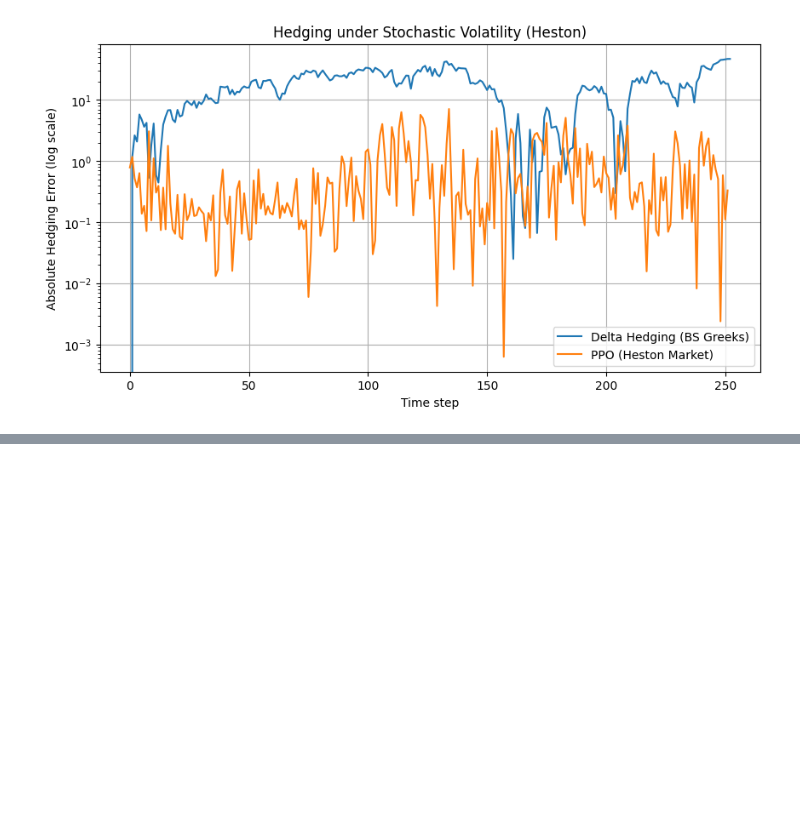
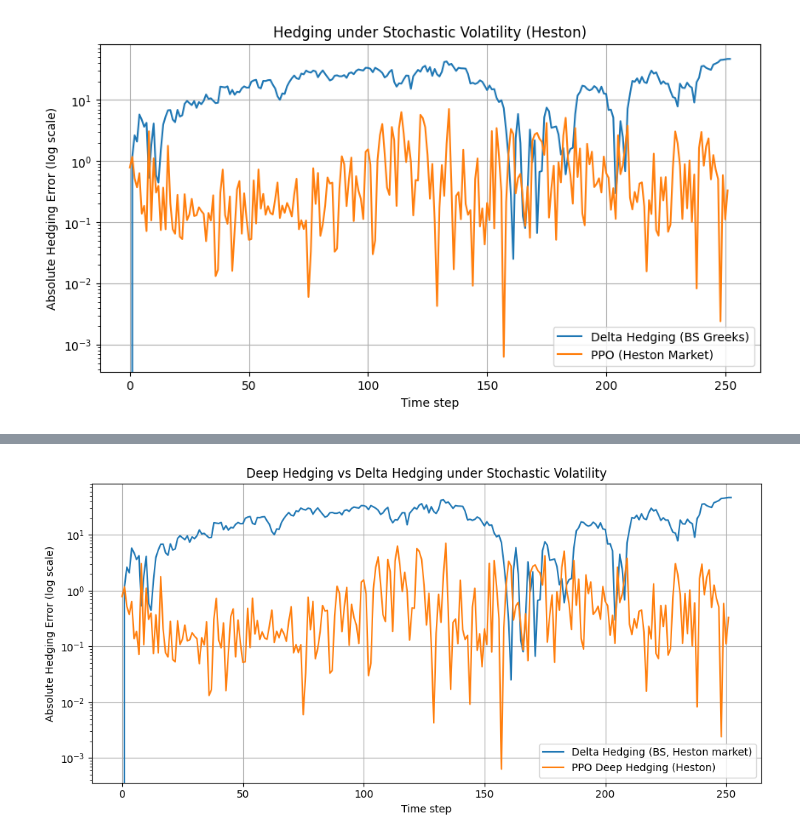
Before and after one commit to Niranjan20061907/rl-derivative-hedging, a Jupyter notebook: notebooks/data_exploration.ipynb, the cells around one changed output, grey strips where cells are left out. Cells and saved outputs as stored; diff of their text form; code cells hidden in the pictures; blank space fills up the shorter version.

```diff
--- a/notebooks/data_exploration.ipynb
+++ b/notebooks/data_exploration.ipynb
@@ -444,0 +469,16 @@ plt.show()
+# %%
+import matplotlib.pyplot as plt
+
+plt.figure(figsize=(10, 5))
+plt.plot(delta_heston_abs, label="Delta Hedging (BS, Heston market)")
+plt.plot(ppo_heston, label="PPO Deep Hedging (Heston)")
+plt.yscale("log")
+plt.legend()
+plt.title("Deep Hedging vs Delta Hedging under Stochastic Volatility")
+plt.xlabel("Time step")
+plt.ylabel("Absolute Hedging Error (log scale)")
+plt.grid(True)
+plt.tight_layout()
+plt.show()
+# %% [output]
+[figure, added]
```
Also changed, not shown: parts of 3 cells of this notebook.
